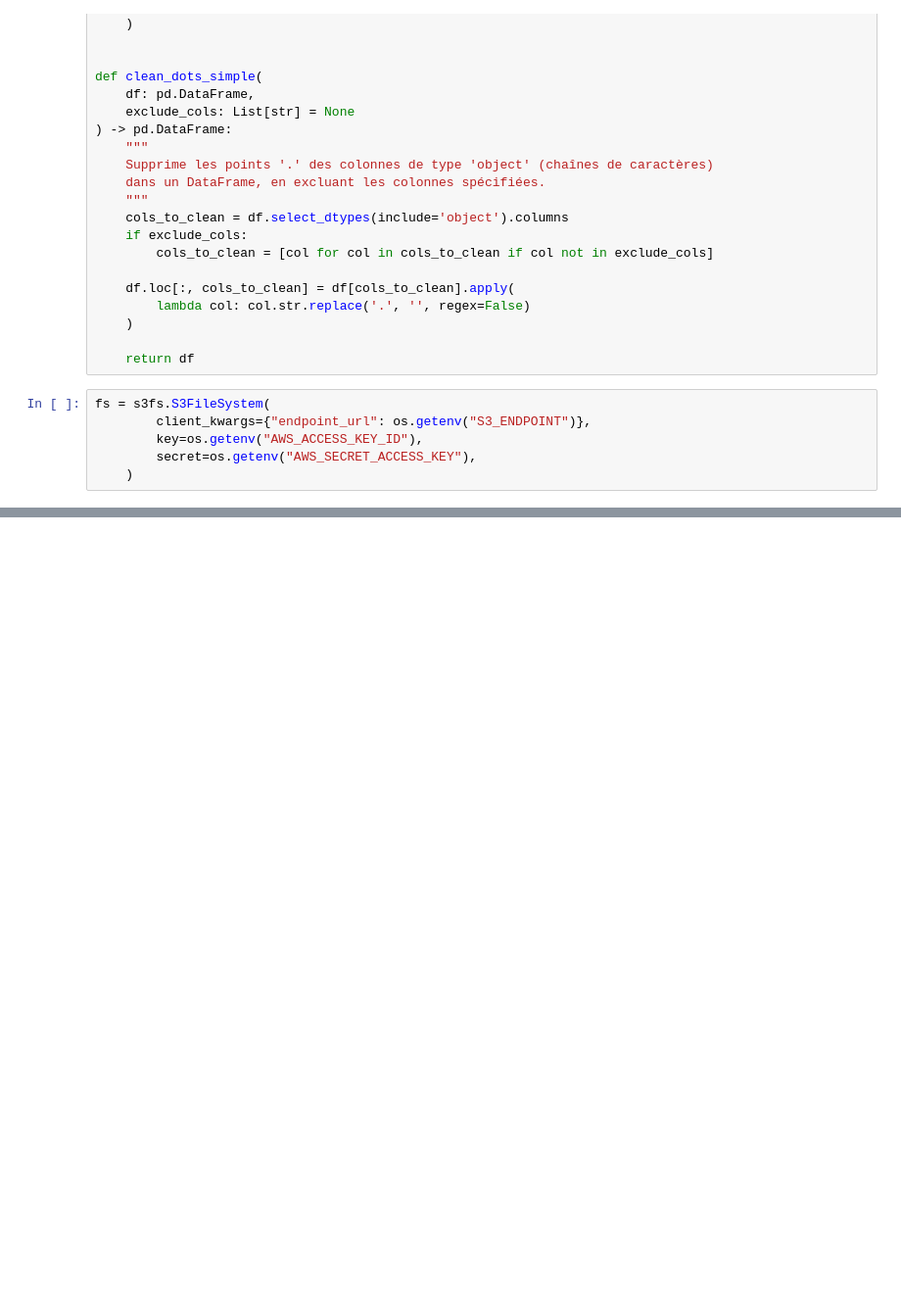
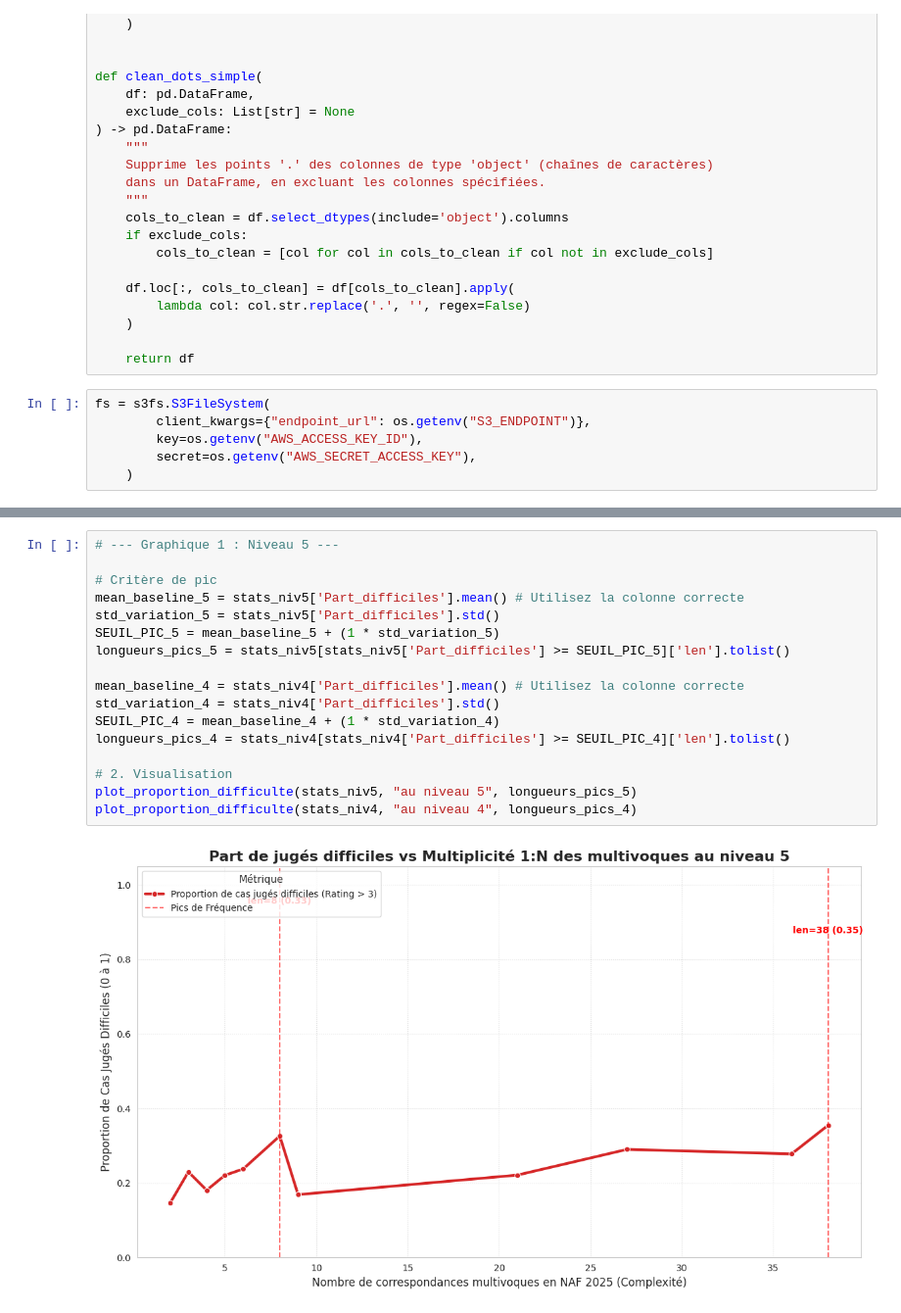
Before and after one commit to InseeFrLab/codif-ape-annotation, a Jupyter notebook: notebooks/result_analysis.ipynb, the cells around one changed output, grey strips where cells are left out. Shown at 98% size. Cells and saved outputs as stored; diff of their text form; blank space fills up the shorter version.

```diff
--- a/notebooks/result_analysis.ipynb
+++ b/notebooks/result_analysis.ipynb
@@ -125,0 +540,19 @@ data
+# %%
+# --- Graphique 1 : Niveau 5 ---
+
+# Critère de pic
+mean_baseline_5 = stats_niv5['Part_difficiles'].mean() # Utilisez la colonne correcte
+std_variation_5 = stats_niv5['Part_difficiles'].std()
+SEUIL_PIC_5 = mean_baseline_5 + (1 * std_variation_5)
+longueurs_pics_5 = stats_niv5[stats_niv5['Part_difficiles'] >= SEUIL_PIC_5]['len'].tolist()
+
+mean_baseline_4 = stats_niv4['Part_difficiles'].mean() # Utilisez la colonne correcte
+std_variation_4 = stats_niv4['Part_difficiles'].std()
+SEUIL_PIC_4 = mean_baseline_4 + (1 * std_variation_4)
+longueurs_pics_4 = stats_niv4[stats_niv4['Part_difficiles'] >= SEUIL_PIC_4]['len'].tolist()
+
+# 2. Visualisation
+plot_proportion_difficulte(stats_niv5, "au niveau 5", longueurs_pics_5)
+plot_proportion_difficulte(stats_niv4, "au niveau 4", longueurs_pics_4)
+# %% [output]
+[figure, added]
```
Also changed, not shown: parts of 25 cells of this notebook, 2 other files.
